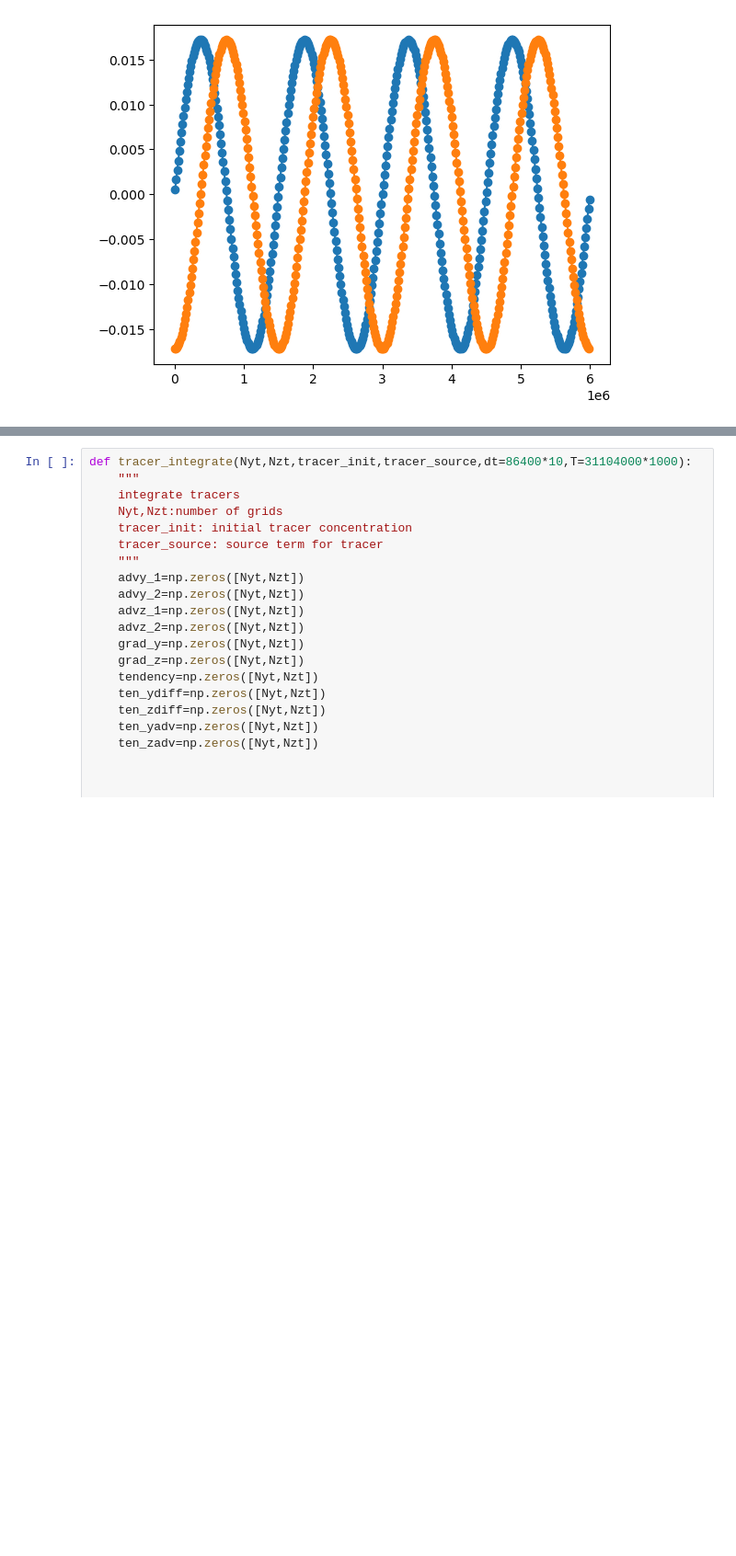
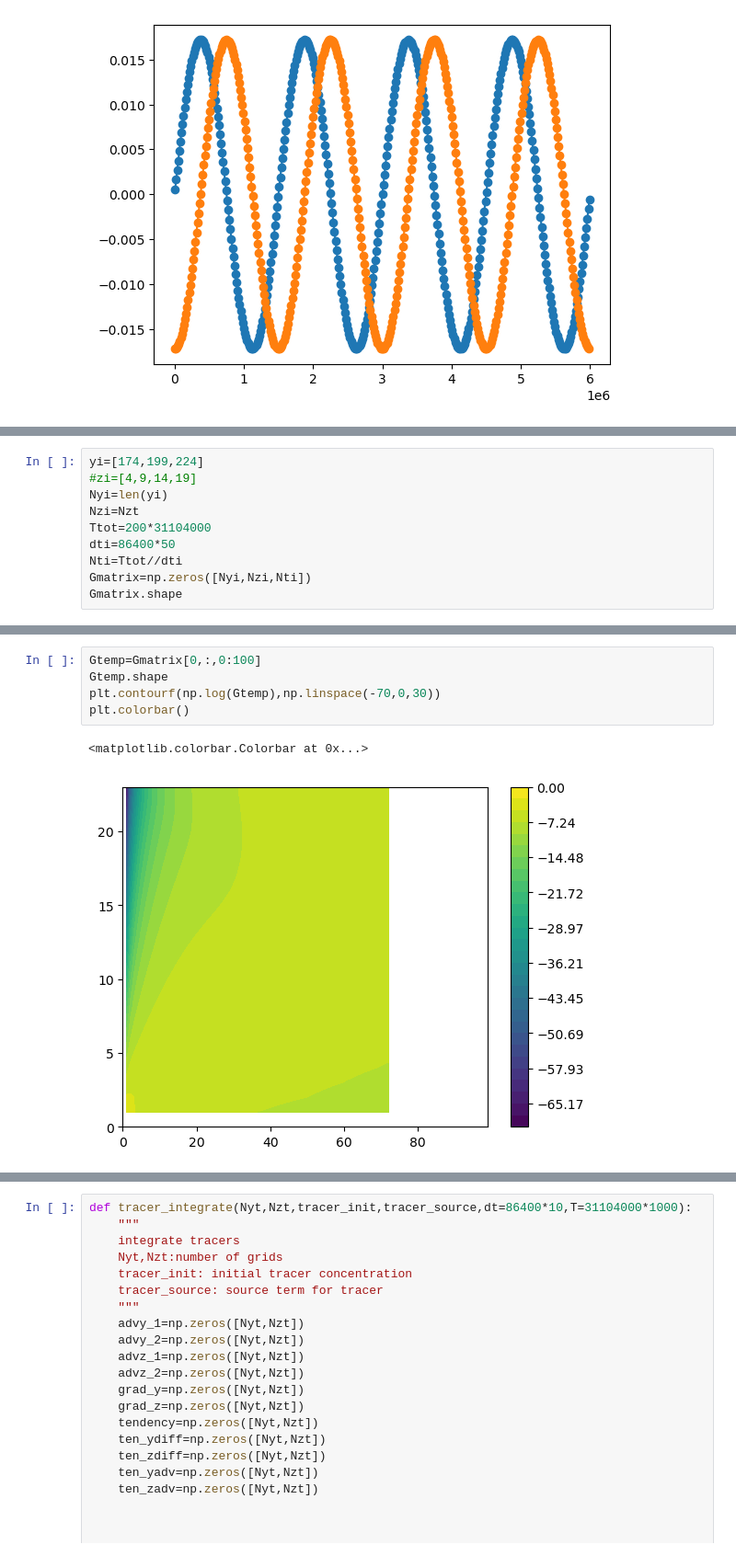
Before and after one commit to anthony-meza/test_age_framework, a Jupyter notebook: shear_dispersion.ipynb, the cells around one changed output, grey strips where cells are left out. Shown: that part at 92% size. Drawn from its saved outputs; the diff is of its cells as text; blank space fills up the shorter version.

```diff
--- a/shear_dispersion.ipynb
+++ b/shear_dispersion.ipynb
@@ -142,0 +238,10 @@ Text(0.5, 1.0, 'KH=1000,Nk=4,Aw=1.5e-06,kdia=5e-05')
+# %%
+yi=[174,199,224]
+#zi=[4,9,14,19]
+Nyi=len(yi)
+Nzi=Nzt
+Ttot=200*31104000
+dti=86400*50
+Nti=Ttot//dti
+Gmatrix=np.zeros([Nyi,Nzi,Nti])
+Gmatrix.shape
@@ -142,0 +336,8 @@ Text(0.5, 1.0, 'KH=1000,Nk=4,Aw=1.5e-06,kdia=5e-05')
+# %%
+Gtemp=Gmatrix[0,:,0:100]
+Gtemp.shape
+plt.contourf(np.log(Gtemp),np.linspace(-70,0,30))
+plt.colorbar()
+# %% [output]
+<matplotlib.colorbar.Colorbar at 0x...>
+[figure, added]
```
Also changed, not shown: parts of 11 cells of this notebook.
